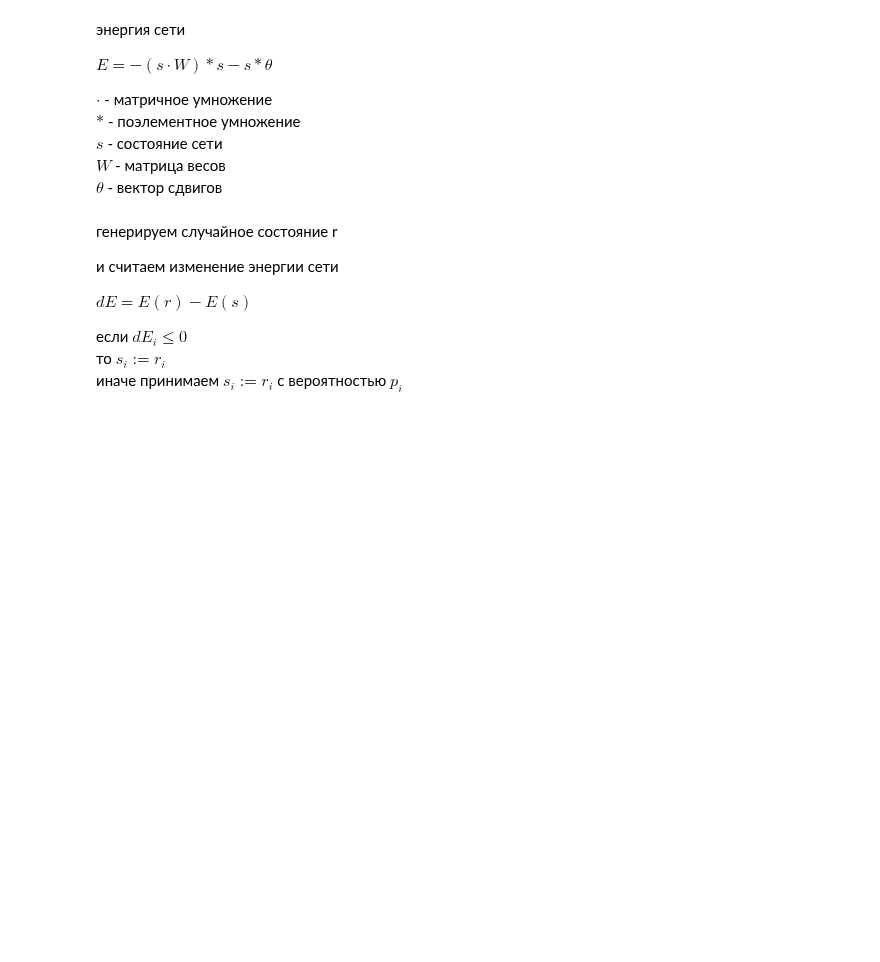
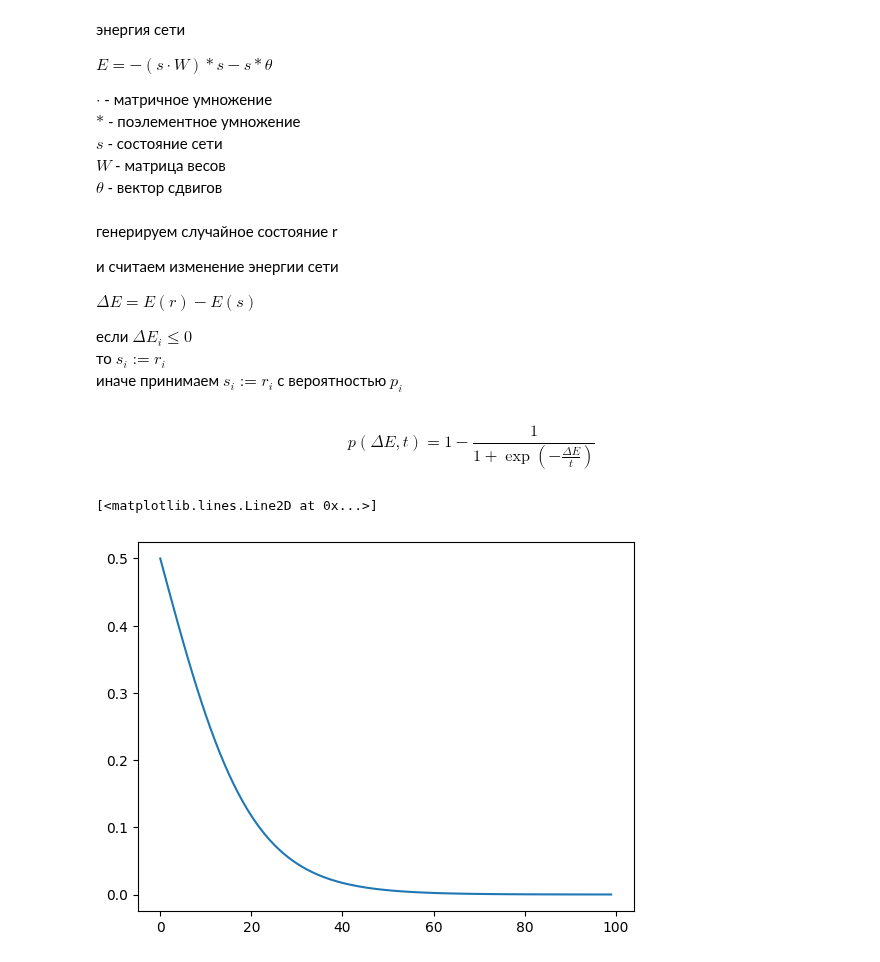
Before and after one commit to mechanoid5/ml_lectorium_2024_I, a Jupyter notebook: examples/18-hopfield/02-boltzman.ipynb, the cells around one changed output. Drawn from its saved outputs; the diff is of its cells as text; code cells hidden in the pictures; blank space fills up the shorter version.

```diff
--- a/examples/18-hopfield/02-boltzman.ipynb
+++ b/examples/18-hopfield/02-boltzman.ipynb
@@ -86,8 +93,8 @@ def energy(s,W): return -s.dot(W)*s -s*W[:,-1]
 
 и считаем изменение энергии сети
 
-$dE = E(r) - E(s)$
+$\Delta E = E(r) - E(s)$
 
-если $dE_i\leq 0$
+если $\Delta E_i\leq 0$
 то $s_i:=r_i$
 иначе принимаем $s_i:=r_i$ c вероятностью $p_i$
@@ -133,0 +101,11 @@ def run(x,W,max_iter=50):
+# %% [markdown]
+$$
+p(\Delta E,t) = 1-\frac{1}{1+\exp\left(-\frac{\Delta E}{t}\right)}
+$$
+# %%
+p = lambda dE,t: 1.-1./(1.+np.exp(-dE/t))
+de,t = np.linspace(0,100,100), 10
+plt.plot(p(de,t))
+# %% [output]
+[<matplotlib.lines.Line2D at 0x...>]
+[figure, added]
```
Also changed, not shown: parts of 40 cells of this notebook, 1 other file.
